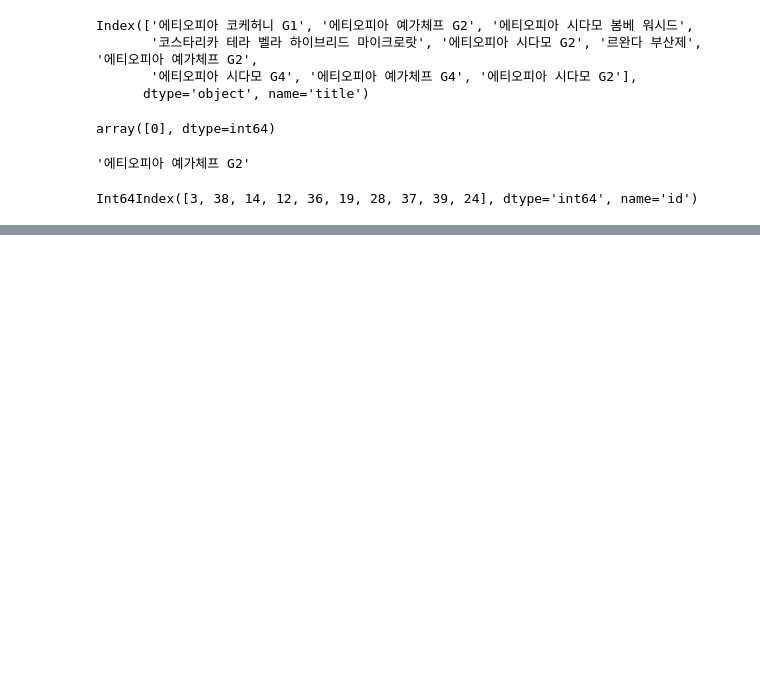
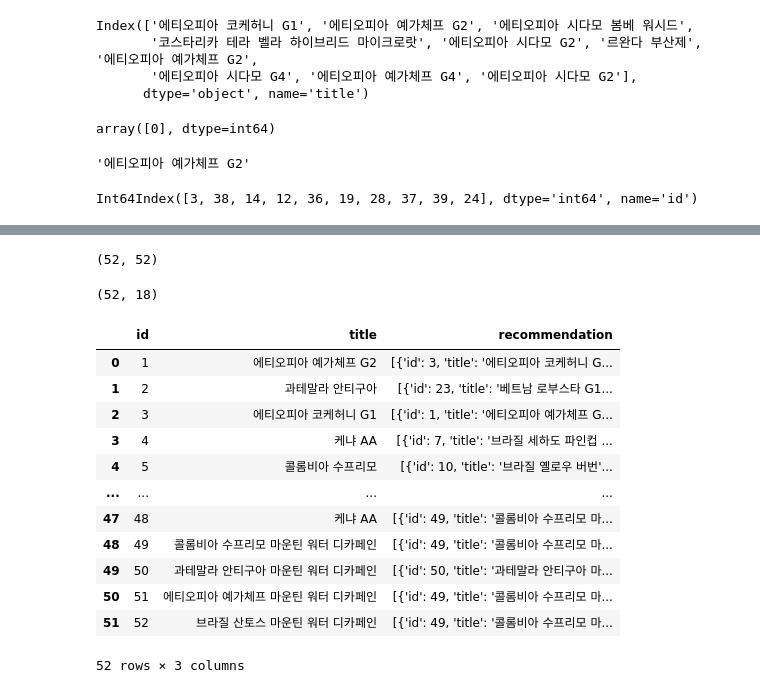
Before and after one commit to sanghyun0603/CoffeeBrew, a Jupyter notebook: server-recom/jupyter/coffee_cbf.ipynb, the cells around one changed output, grey strips where cells are left out. Saved outputs shown, nothing was run; the diff lists cells and outputs as text; code cells hidden in the pictures; blank space fills up the shorter version.

```diff
--- a/server-recom/jupyter/coffee_cbf.ipynb
+++ b/server-recom/jupyter/coffee_cbf.ipynb
@@ -275,0 +281,19 @@ recommendations_by_id(31, df_grade_cosine_sim, bean_data)
+# %%
+# id 기반 추천 알고리즘
+def recommendation_list_by_id(target_id, matrix, items, k=10):
+    try:
+        target_idx =  matrix.index.get_indexer([target_id])
+        recom_idx = matrix.iloc[:, target_idx].sort_values(by= matrix.iloc[:, target_idx].columns[0], ascending=False)[1:11].index
+
+        # 반환한 인덱스 값은 1부터 시작하나, 실제 iloc로 접근하는 인덱스 값은 0부터 시작하므로 이를 보정해야함
+        recom_idx = recom_idx-1
+        recom_id = items.iloc[recom_idx, :].id.values
+        recom_title = items.iloc[recom_idx, :].title.values
+
+    except:
+        print(recom_idx)
+        print(recom_id, recom_title)
+
+    recom_list = [dict(id = id, title = title) for id, title in zip(recom_id, recom_title)]
+
+    return recom_list
@@ -275,0 +313,27 @@ recommendations_by_id(31, df_grade_cosine_sim, bean_data)
+# %%
+print(df_grade_cosine_sim.shape)
+# %% [output]
+(52, 52)
+# %%
+print(bean_data.shape)
+# %% [output]
+(52, 18)
+# %%
+# 유사도 기준으로 추천 원두의 상위 5개를 출력
+bean_recom = bean_data.copy()[['id', 'title']]
+bean_recom['recommendation'] = bean_recom.apply(lambda x: recommendation_list_by_id(x.id, df_grade_cosine_sim, bean_data, k=5), axis=1)
+bean_recom
+# %% [output]
+|  | id | title | recommendation |
+| 0 | 1 | 에티오피아 예가체프 G2 | [{'id': 3, 'title': '에티오피아 코케허니 G... |
+| 1 | 2 | 과테말라 안티구아 | [{'id': 23, 'title': '베트남 로부스타 G1... |
+| 2 | 3 | 에티오피아 코케허니 G1 | [{'id': 1, 'title': '에티오피아 예가체프 G... |
+| 3 | 4 | 케냐 AA | [{'id': 7, 'title': '브라질 세하도 파인컵 ... |
+| 4 | 5 | 콜롬비아 수프리모 | [{'id': 10, 'title': '브라질 옐로우 버번'... |
+| ... | ... | ... | ... |
+| 47 | 48 | 케냐 AA | [{'id': 49, 'title': '콜롬비아 수프리모 마... |
+| 48 | 49 | 콜롬비아 수프리모 마운틴 워터 디카페인 | [{'id': 49, 'title': '콜롬비아 수프리모 마... |
+| 49 | 50 | 과테말라 안티구아 마운틴 워터 디카페인 | [{'id': 50, 'title': '과테말라 안티구아 마... |
+| 50 | 51 | 에티오피아 예가체프 마운틴 워터 디카페인 | [{'id': 49, 'title': '콜롬비아 수프리모 마... |
+| 51 | 52 | 브라질 산토스 마운틴 워터 디카페인 | [{'id': 49, 'title': '콜롬비아 수프리모 마... |
+52 rows × 3 columns
```
Also changed, not shown: parts of 7 cells of this notebook, 1 other file.
